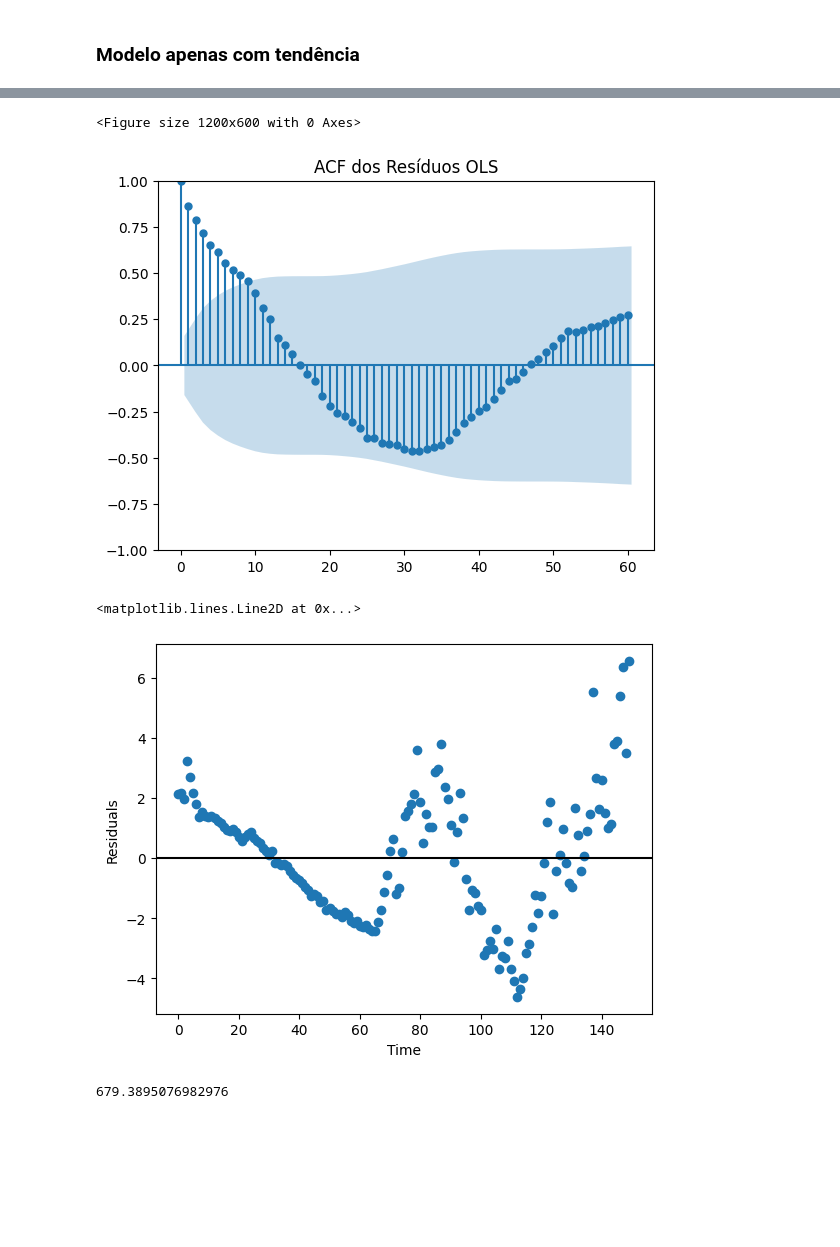
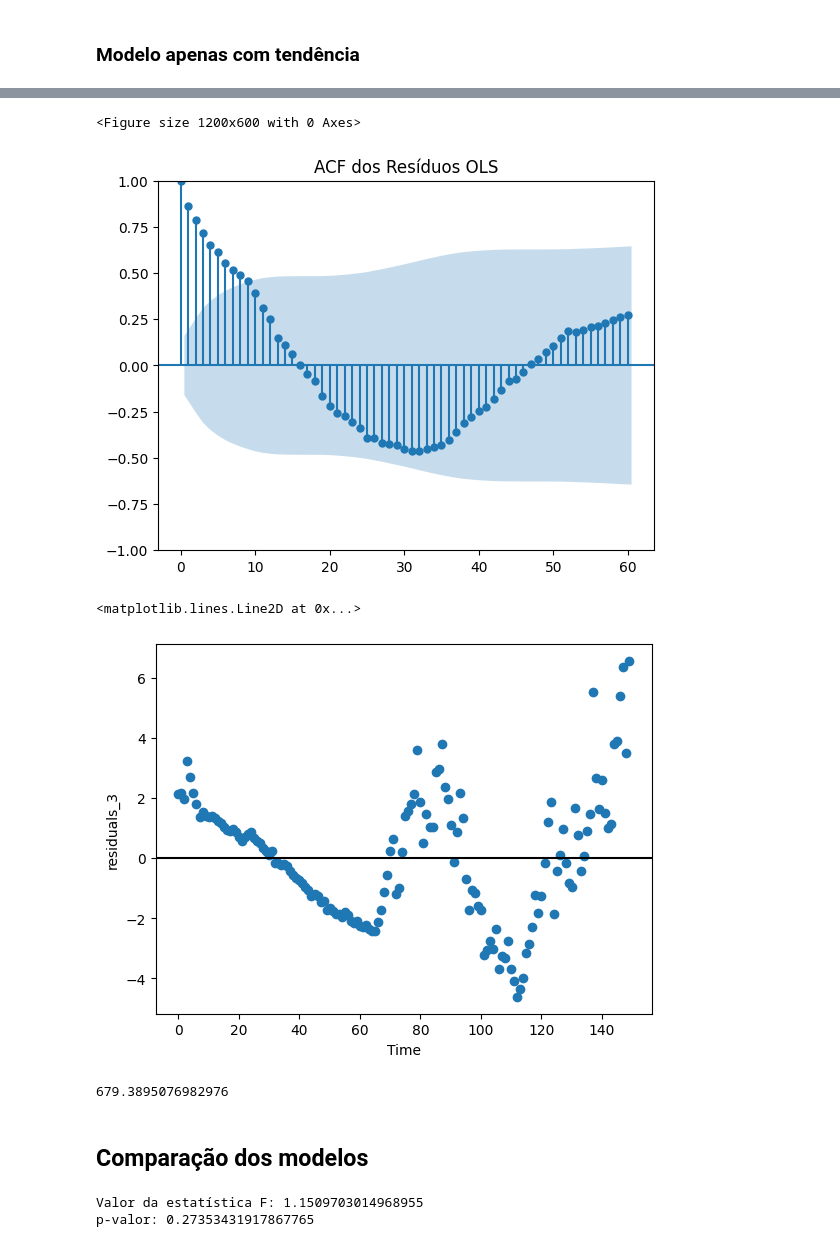
Before and after one commit to PedroPHC25/Time-Series-A1, a Jupyter notebook: pedro/pedro.ipynb, the cells around one changed output, grey strips where cells are left out. Cells and saved outputs as stored; diff of their text form; code cells hidden in the pictures; blank space fills up the shorter version.

```diff
--- a/pedro/pedro.ipynb
+++ b/pedro/pedro.ipynb
@@ -6,7 +6,7 @@ import matplotlib.pyplot as plt
 from statsmodels.graphics.tsaplots import plot_acf
 import numpy as np
 # %%
-data = pd.read_csv("data.csv")
+data = pd.read_csv("../data.csv")
 data["week"] = pd.to_datetime(data["week"])
 # %%
 data
@@ -241,28 +241,28 @@ print(mse)
 X = sm.add_constant(time_covariate)
 y = data_series
 
-ols_model = sm.OLS(y, X).fit()
+ols_model_3 = sm.OLS(y, X).fit()
 
-print(ols_model.summary())
+print(ols_model_3.summary())
 
 plt.figure(figsize=(12, 6))
 plt.plot(data.index, data['volume'], label='Série Original (Volume)', alpha=0.7)
-plt.plot(data.index, ols_model.predict(X), color='red', linestyle='--', label='Linha Prevista (OLS)')
+plt.plot(data.index, ols_model_3.predict(X), color='red', linestyle='--', label='Linha Prevista (OLS)')
 plt.title('Regressão OLS com Covariável Tempo')
 plt.xlabel('Semana')
 plt.ylabel('Volume')
 plt.legend()
 plt.show()
 
-residuals = ols_model.resid
+residuals_3 = ols_model_3.resid
 plt.figure(figsize=(12, 6))
-plot_acf(residuals, lags=60)
+plot_acf(residuals_3, lags=60)
 plt.title('ACF dos Resíduos OLS')
 plt.show()
 
-plt.scatter(time_covariate, ols_model.resid)
+plt.scatter(time_covariate, ols_model_3.resid)
 plt.xlabel("Time")
-plt.ylabel("Residuals")
+plt.ylabel("residuals_3")
 plt.axhline(0, color = "black")
 # %% [output]
                             OLS Regression Results
@@ -275,16 +275,16 @@ Time:                        19:26:39   Log-Likelihood:                -326.13
 No. Observations:                 150   AIC:                             656.3
 Df Residuals:                     148   BIC:                             662.3
 Df Model:                           1
 Covariance Type:            nonrobust
 ==============================================================================
 ... (9 lines left out)
 ==============================================================================
 
 Notes:
 [1] Standard Errors assume that the covariance matrix of the errors is correctly specified.
 [figure]
 <Figure size 1200x600 with 0 Axes>
 [figure]
 <matplotlib.lines.Line2D at 0x...>
-[figure, old version]
+[figure, new version]
 # %%
@@ -292,3 +292,13 @@ mse = np.sum(ols_model.resid**2)
 print(mse)
 # %% [output]
 679.3895076982976
+# %% [markdown]
+## Comparação dos modelos
+# %%
+f_test_result_2x3 = ols_model_2.compare_f_test(ols_model_3)
+
+print("Valor da estatística F:", f_test_result_2x3[0])
+print("p-valor:", f_test_result_2x3[1])
+# %% [output]
+Valor da estatística F: 1.1509703014968955
+p-valor: 0.27353431917867765
```
Also changed, not shown: parts of 9 cells of this notebook, 1 other file.
